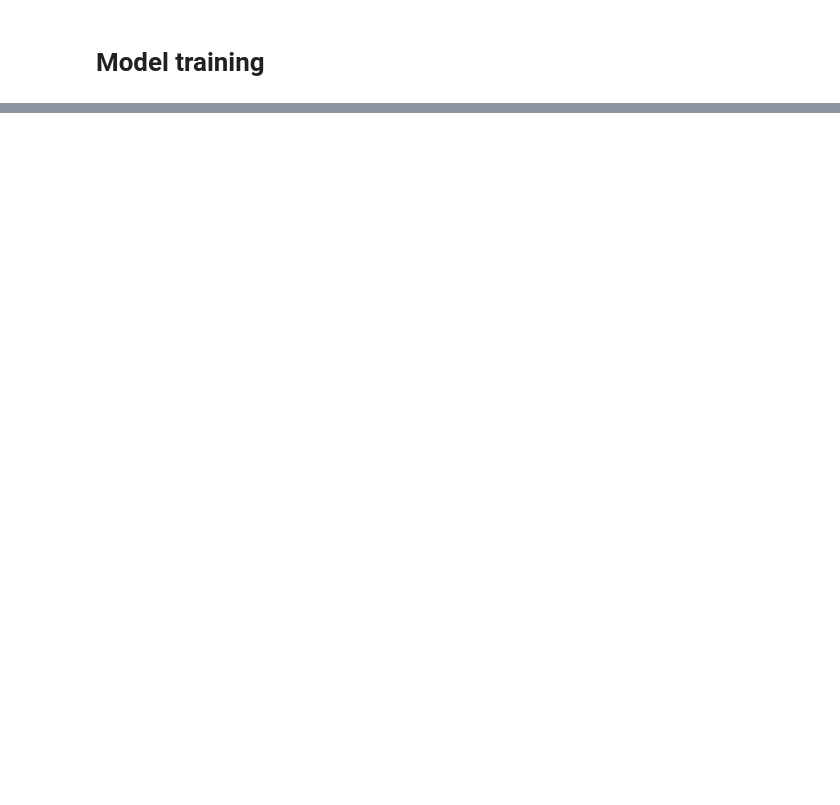
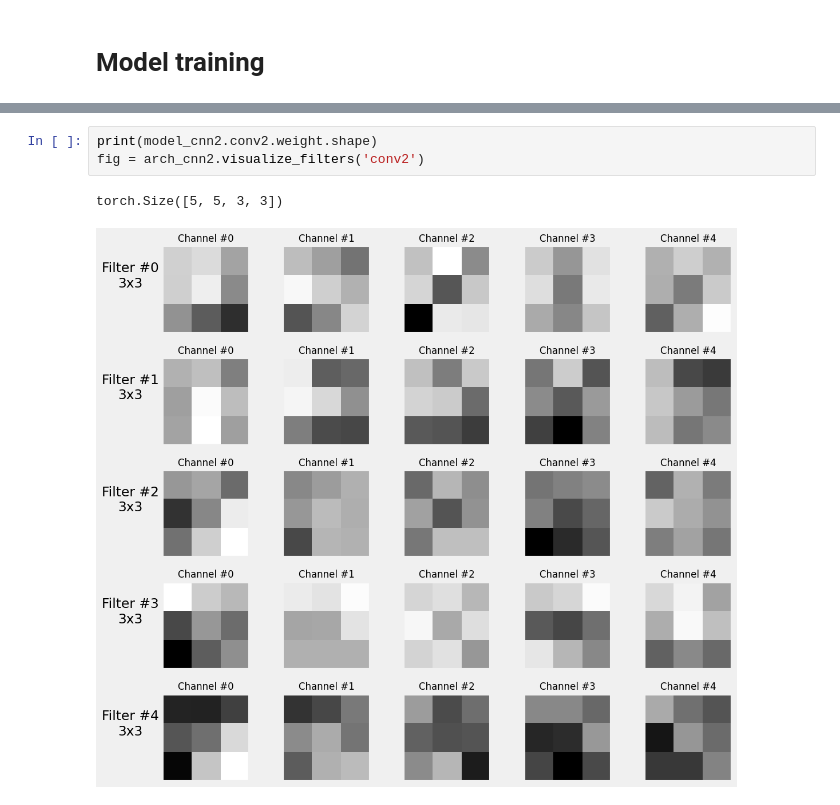
Before and after one commit to TomazFilgueira/UFRN-ML-2025-1-AutoParts_Classification, a Jupyter notebook: Iracing_classification.ipynb, the cells around one changed output, grey strips where cells are left out. Cells and saved outputs as stored; diff of their text form; blank space fills up the shorter version.

```diff
--- a/Iracing_classification.ipynb
+++ b/Iracing_classification.ipynb
@@ -834,0 +803,6 @@ arch_cnn2.save_checkpoint('model_train_cnn2.pth')
+# %%
+print(model_cnn2.conv2.weight.shape)
+fig = arch_cnn2.visualize_filters('conv2')
+# %% [output]
+torch.Size([5, 5, 3, 3])
+[figure, added]
```
Also changed, not shown: parts of 16 cells of this notebook, 3 other files.
